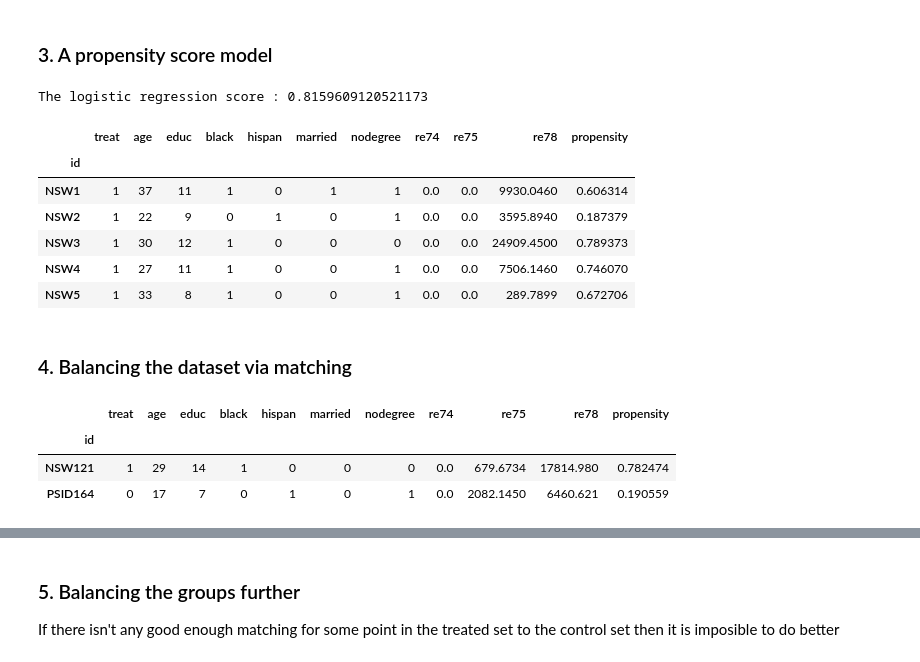
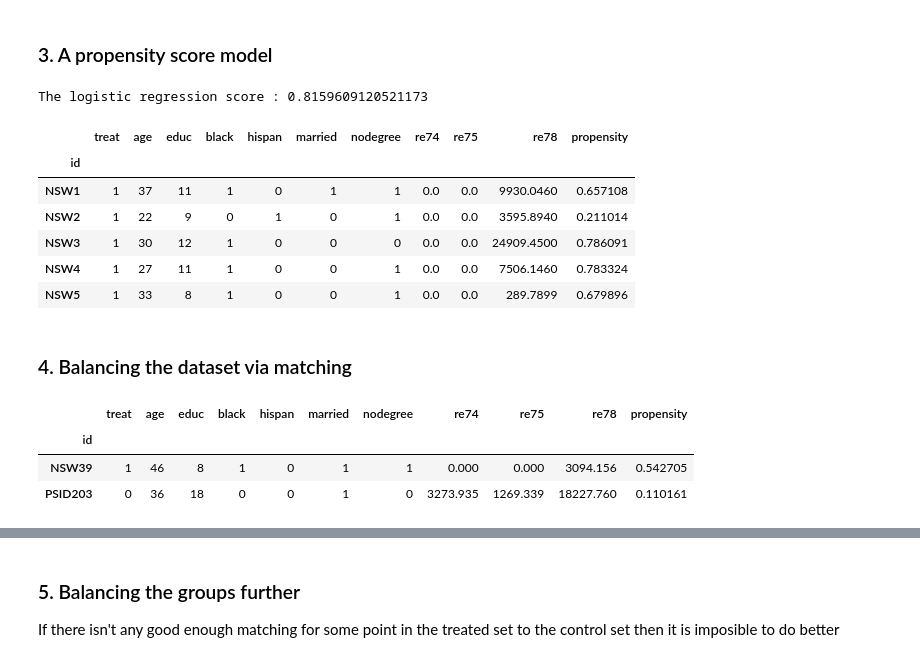
Before and after one commit to cgallay/Ada, a Jupyter notebook: Homework4/C_Homework4.ipynb, the cells around one changed output, grey strips where cells are left out. Cells and saved outputs as stored; diff of their text form; code cells hidden in the pictures.

```diff
--- a/Homework4/C_Homework4.ipynb
+++ b/Homework4/C_Homework4.ipynb
@@ -102,7 +102,7 @@ rows: 3 & cols: 3 for nb_feature: 9
 ### 3. A propensity score model
 # %%
 from sklearn import linear_model
-logistic = linear_model.LogisticRegression(penalty='l1')
+logistic = linear_model.LogisticRegression(penalty='l1', max_iter=1000000000, C=100000000000000)
 # %%
 #finding the probaility of have receive the treatement given the covariate (features) (this is call the propensity score)
 X = df_lalonde[get_features(df_lalonde)]
@@ -116,11 +116,11 @@ df_lalonde.head()
 The logistic regression score : 0.8159609120521173
 |  | treat | age | educ | black | hispan | married | nodegree | re74 | re75 | re78 | propensity |
 | id |  |  |  |  |  |  |  |  |  |  |  |
-| NSW1 | 1 | 37 | 11 | 1 | 0 | 1 | 1 | 0.0 | 0.0 | 9930.0460 | 0.606314 |
-| NSW2 | 1 | 22 | 9 | 0 | 1 | 0 | 1 | 0.0 | 0.0 | 3595.8940 | 0.187379 |
-| NSW3 | 1 | 30 | 12 | 1 | 0 | 0 | 0 | 0.0 | 0.0 | 24909.4500 | 0.789373 |
-| NSW4 | 1 | 27 | 11 | 1 | 0 | 0 | 1 | 0.0 | 0.0 | 7506.1460 | 0.746070 |
-| NSW5 | 1 | 33 | 8 | 1 | 0 | 0 | 1 | 0.0 | 0.0 | 289.7899 | 0.672706 |
+| NSW1 | 1 | 37 | 11 | 1 | 0 | 1 | 1 | 0.0 | 0.0 | 9930.0460 | 0.657108 |
+| NSW2 | 1 | 22 | 9 | 0 | 1 | 0 | 1 | 0.0 | 0.0 | 3595.8940 | 0.211014 |
+| NSW3 | 1 | 30 | 12 | 1 | 0 | 0 | 0 | 0.0 | 0.0 | 24909.4500 | 0.786091 |
+| NSW4 | 1 | 27 | 11 | 1 | 0 | 0 | 1 | 0.0 | 0.0 | 7506.1460 | 0.783324 |
+| NSW5 | 1 | 33 | 8 | 1 | 0 | 0 | 1 | 0.0 | 0.0 | 289.7899 | 0.679896 |
 # %% [markdown]
 ### 4. Balancing the dataset via matching
 # %%
@@ -129,34 +129,34 @@ from scipy.optimize import linear_sum_assignment
 # %%
 def create_cost_matrix(treated, control):
     """ Return the cost matrix between the two arrays
         Each entry (i,j) in the cost matrix represent the distance from
         node i to node j"""
     cost = np.zeros([len(treated), len(control)])
     for i, t in enumerate(treated):
         for j, c in enumerate(control):
             cost[i, j] = abs(t-c)
     return cost
 
 def propensity_matching(df):
     """Return the treated and a subset of control composed from the
     one matching between the closest point in the control dataset"""
     df_treated = df[df['treat']==1]
     df_control = df[df['treat']==0]
     cost_matrix = create_cost_matrix(df_treated['propensity'], df_control['propensity'])
     #m = Munkres()
     #match = dict(m.compute(cost_matrix))
     row_ind, col_ind = linear_sum_assignment(cost_matrix)
     #index = [match[i] for i in range(len(match))]
     return pd.concat([df_treated, df_control.iloc[col_ind]])
 
-i=120
+i=38 #120
 df_balanced  = propensity_matching(df_lalonde)
 df_balanced.iloc[[i, i+185]]
 # %% [output]
 |  | treat | age | educ | black | hispan | married | nodegree | re74 | re75 | re78 | propensity |
 | id |  |  |  |  |  |  |  |  |  |  |  |
-| NSW121 | 1 | 29 | 14 | 1 | 0 | 0 | 0 | 0.0 | 679.6734 | 17814.980 | 0.782474 |
-| PSID164 | 0 | 17 | 7 | 0 | 1 | 0 | 1 | 0.0 | 2082.1450 | 6460.621 | 0.190559 |
+| NSW39 | 1 | 46 | 8 | 1 | 0 | 1 | 1 | 0.000 | 0.000 | 3094.156 | 0.542705 |
+| PSID203 | 0 | 36 | 18 | 0 | 0 | 1 | 0 | 3273.935 | 1269.339 | 18227.760 | 0.110161 |
 # %%
 compare_all_feature(df_balanced)
 # %% [output]
```
Also changed, not shown: parts of 10 cells of this notebook.
